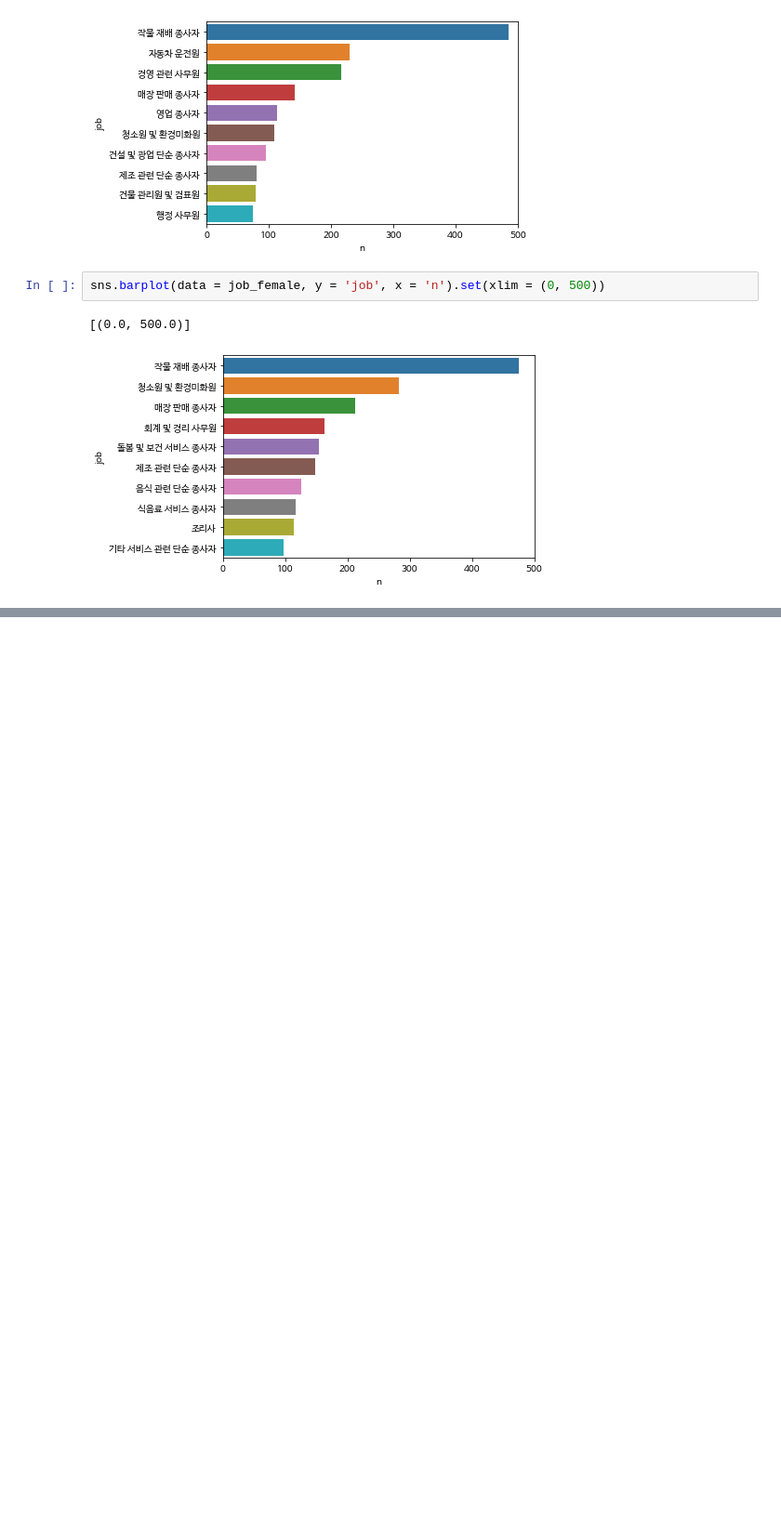
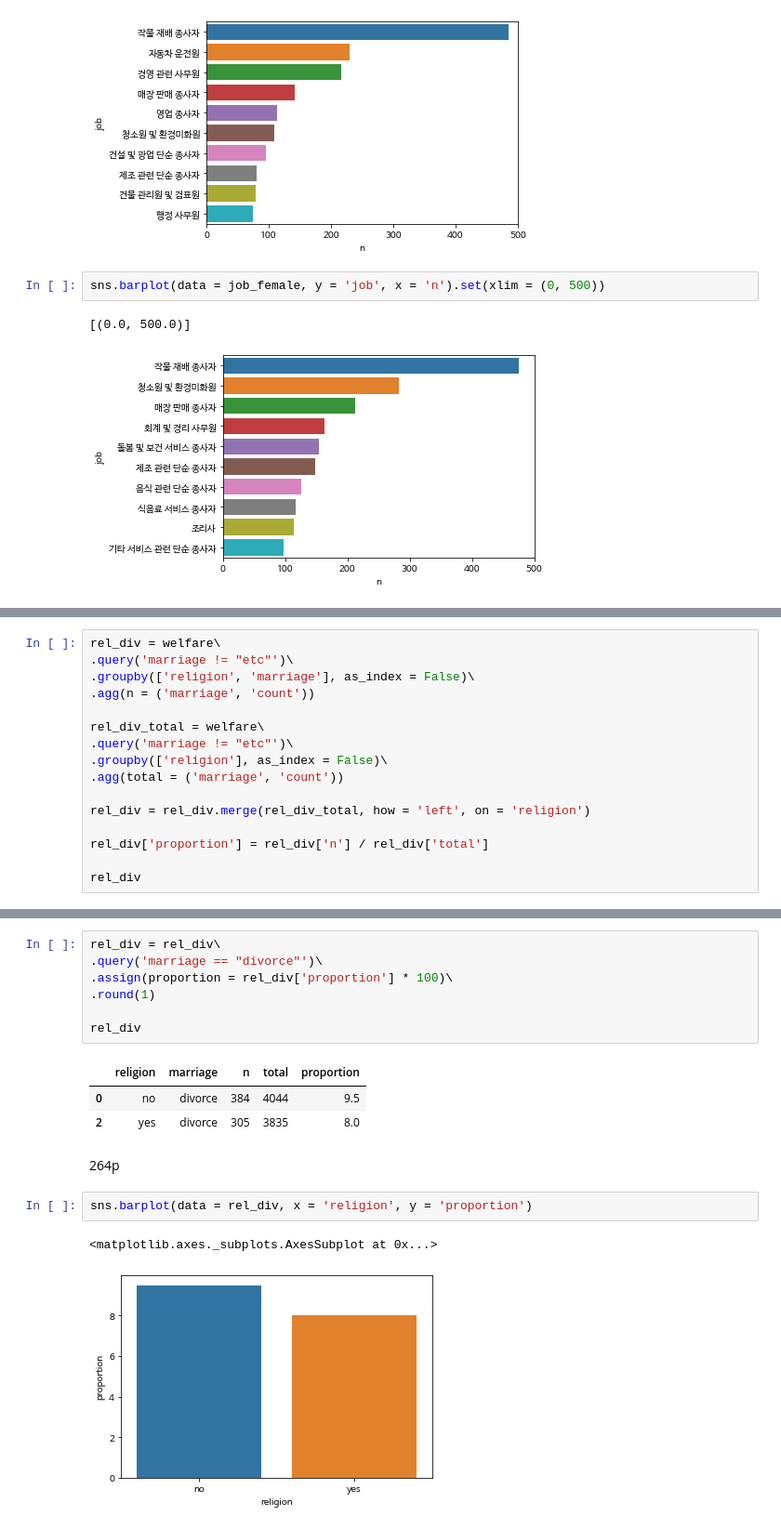
Before and after one commit to djDongjae/DataAnalysis, a Jupyter notebook: 9장_실습예제_오동재_2ndReading.ipynb, the cells around one changed output, grey strips where cells are left out. Shown at 93% size. Saved outputs shown, nothing was run; the diff lists cells and outputs as text; blank space fills up the shorter version.

```diff
--- a/9장_실습예제_오동재_2ndReading.ipynb
+++ b/9장_실습예제_오동재_2ndReading.ipynb
@@ -555,0 +661,16 @@ sns.barplot(data = job_female, y = 'job', x = 'n').set(xlim = (0, 500))
+# %%
+rel_div = welfare\
+.query('marriage != "etc"')\
+.groupby(['religion', 'marriage'], as_index = False)\
+.agg(n = ('marriage', 'count'))
+
+rel_div_total = welfare\
+.query('marriage != "etc"')\
+.groupby(['religion'], as_index = False)\
+.agg(total = ('marriage', 'count'))
+
+rel_div = rel_div.merge(rel_div_total, how = 'left', on = 'religion')
+
+rel_div['proportion'] = rel_div['n'] / rel_div['total']
+
+rel_div
@@ -555,0 +683,18 @@ sns.barplot(data = job_female, y = 'job', x = 'n').set(xlim = (0, 500))
+# %%
+rel_div = rel_div\
+.query('marriage == "divorce"')\
+.assign(proportion = rel_div['proportion'] * 100)\
+.round(1)
+
+rel_div
+# %% [output]
+|  | religion | marriage | n | total | proportion |
+| 0 | no | divorce | 384 | 4044 | 9.5 |
+| 2 | yes | divorce | 305 | 3835 | 8.0 |
+# %% [markdown]
+264p
+# %%
+sns.barplot(data = rel_div, x = 'religion', y = 'proportion')
+# %% [output]
+<matplotlib.axes._subplots.AxesSubplot at 0x...>
+[figure, added]
```
Also changed, not shown: parts of 31 cells of this notebook.
